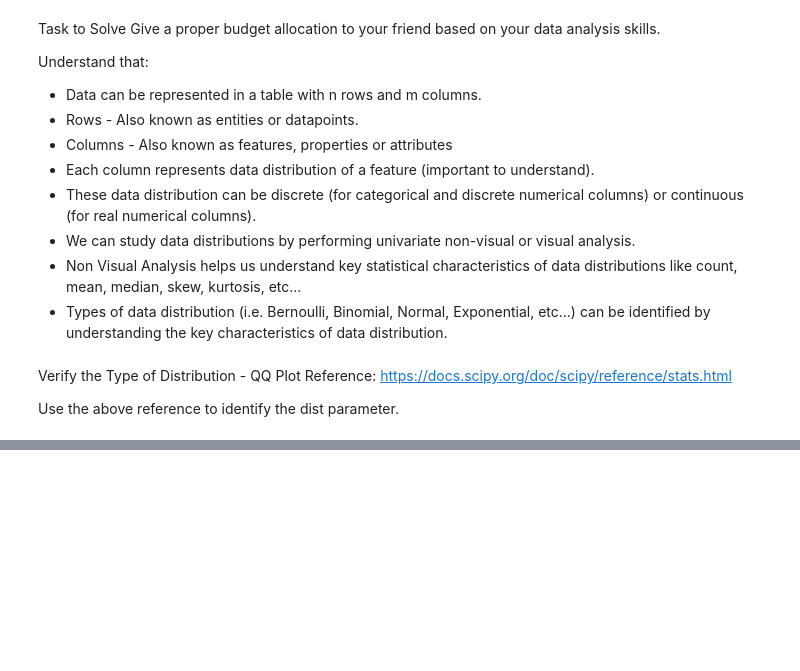
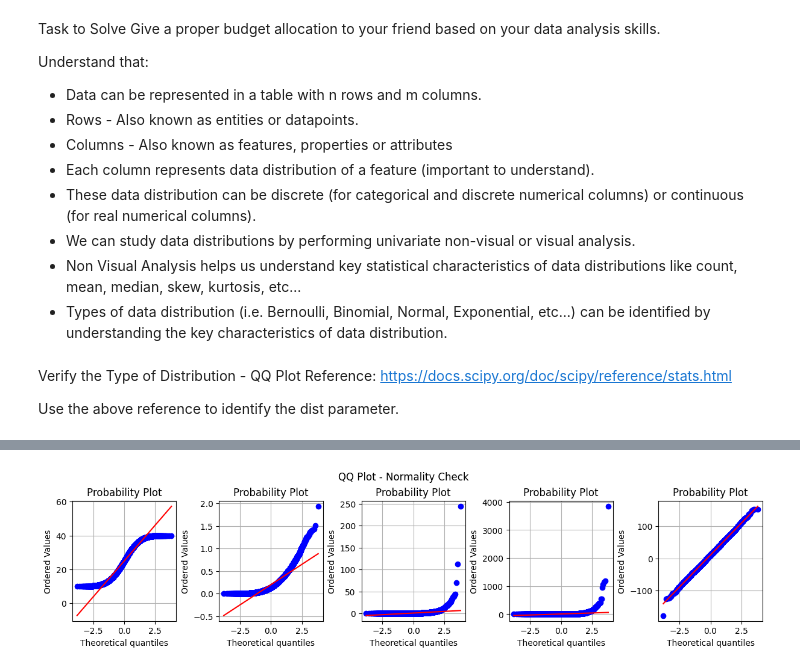
Before and after one commit to Tolash123/Machine_learning_and_Deep_learning, a Jupyter notebook: Module3-Advance Data analysis and statistics/1. Data Distributions/distribution_introduction.ipynb, the cells around one changed output, grey strips where cells are left out. Saved outputs shown, nothing was run; the diff lists cells and outputs as text; code cells hidden in the pictures; blank space fills up the shorter version.

```diff
--- a/Module3-Advance Data analysis and statistics/1. Data Distributions/distribution_introduction.ipynb
+++ b/Module3-Advance Data analysis and statistics/1. Data Distributions/distribution_introduction.ipynb
@@ -903,0 +924,22 @@ plt.grid()
+# %%
+fig, axes = plt.subplots(1, 5, figsize=(12, 3), constrained_layout=True)
+fig.suptitle("QQ Plot - Normality Check")
+
+stats.probplot(uniform_dist, dist=stats.norm, plot=axes[0])
+axes[0].grid()
+
+stats.probplot(exponential_dist, dist=stats.norm, plot=axes[1])
+axes[1].grid()
+
+stats.probplot(pareto_dist, dist=stats.norm, plot=axes[2])
+axes[2].grid()
+
+stats.probplot(lognormal_dist, dist=stats.norm, plot=axes[3])
+axes[3].grid()
+
+stats.probplot(normal_dist, dist=stats.norm, plot=axes[4])
+axes[4].grid()
+
+plt.show()
+# %% [output]
+[figure, added]
```
Also changed, not shown: parts of 36 cells of this notebook.
